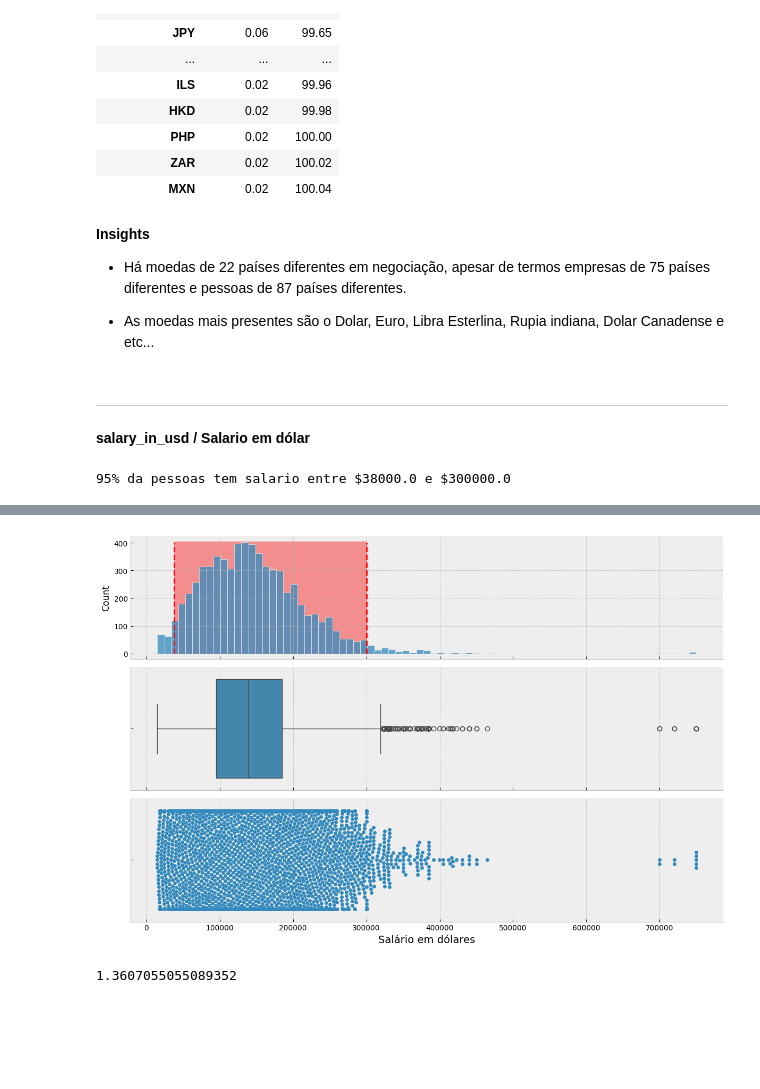
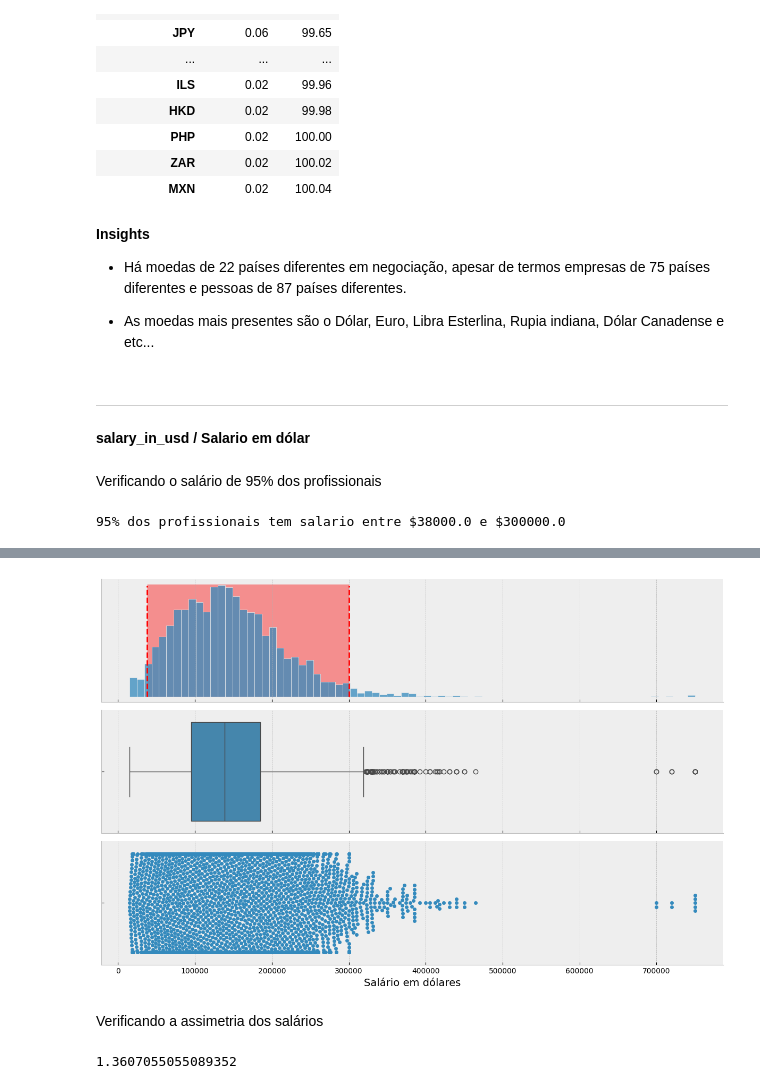
Before and after one commit to Alexandre-Esposte/dive-into-data-careers, a Jupyter notebook: notebook/data_careers_analysis.ipynb, the cells around one changed output, grey strips where cells are left out. Cells and saved outputs as stored; diff of their text form; code cells hidden in the pictures; blank space fills up the shorter version.

```diff
--- a/notebook/data_careers_analysis.ipynb
+++ b/notebook/data_careers_analysis.ipynb
@@ -188,4 +186 @@ Variáveis/Features:
-# %%
-# Criando uma nova coluna auxiliar para utilizarmos de referencia
-salarios['salario_brl_mes'] = salarios['salary_in_usd']*5/12
 # %% [markdown]
@@ -598,22 +641,26 @@ aux
 
 * Há moedas de 22 países diferentes em negociação, apesar de termos empresas de 75 países diferentes e pessoas de 87 países diferentes.
 
-* As moedas mais presentes são o Dolar, Euro, Libra Esterlina, Rupia indiana, Dolar Canadense e etc...
+* As moedas mais presentes são o Dólar, Euro, Libra Esterlina, Rupia indiana, Dólar Canadense e etc...
 # %% [markdown]
 ---
 **salary_in_usd / Salario em dólar**
+# %% [markdown]
+Verificando o salário de 95% dos profissionais
 # %%
 x95_sup = np.quantile(salarios['salary_in_usd'],0.975)
 x95_inf = np.quantile(salarios['salary_in_usd'],0.025)
-print(f"95% da pessoas tem salario entre ${x95_inf} e ${x95_sup}")
+print(f"95% dos profissionais tem salario entre ${x95_inf} e ${x95_sup}")
 # %% [output]
-95% da pessoas tem salario entre $38000.0 e $300000.0
+95% dos profissionais tem salario entre $38000.0 e $300000.0
 # %%
 fig, ax = plt.subplots(3,1,tight_layout=True,figsize=(12,8),sharex=True)
 
 
 ax[0].fill_between([x for x in range(int(x95_inf),int(x95_sup))],0,405,alpha=0.4,color='red')
 sns.histplot(data=salarios,x='salary_in_usd',ax=ax[0])
+ax[0].set_ylabel('')
+ax[0].set_yticks(ticks=[])
 ax[0].vlines(x=x95_sup,ymin = -0.05,ymax = 400,color='red',linestyles='--')
 ax[0].vlines(x=x95_inf,ymin = -0.05,ymax = 400,color='red',linestyles='--')
 
@@ -629,4 +676,6 @@ Text(0.5, 9.444444444444406, 'Salário em dólares')
-[figure, old version]
+[figure, new version]
+# %% [markdown]
+Verificando a assimetria dos salários
 # %%
 salarios['salary_in_usd'].skew()
 # %% [output]
```
Also changed, not shown: parts of 49 cells of this notebook, 2 other files.
